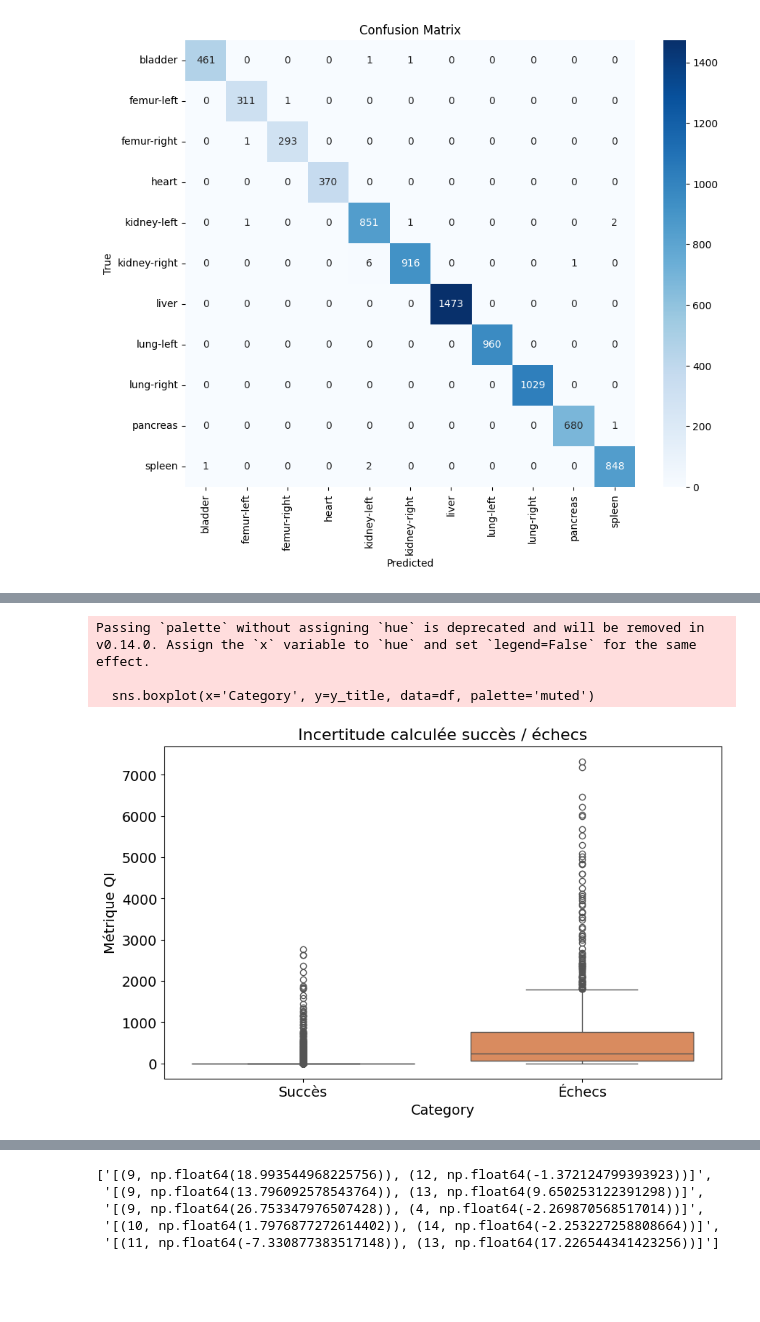
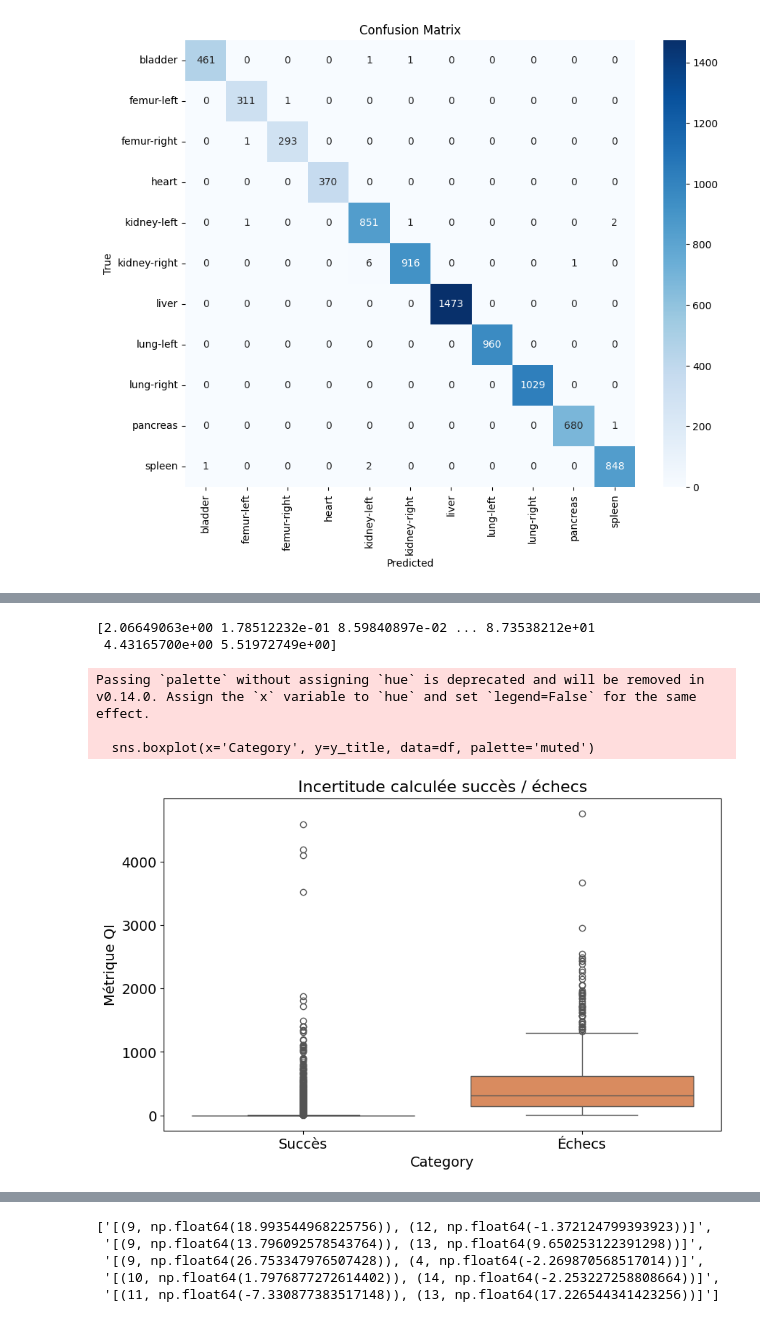
Before and after one commit to pstnmz/UQ_toolbox, a Jupyter notebook: medMNIST/UQ_test_metrics.ipynb, the cells around one changed output, grey strips where cells are left out. Saved outputs shown, nothing was run; the diff lists cells and outputs as text; code cells hidden in the pictures; blank space fills up the shorter version.

Commit message:
averaging of knn distances over 5 folds

```diff
--- a/medMNIST/UQ_test_metrics.ipynb
+++ b/medMNIST/UQ_test_metrics.ipynb
@@ -471,8 +471,17 @@ incorrect_predictions_test = [i for i in range(len(successes)) if successes[i] =
+# %%
+# Calculate the mean of the lists inside knn_distances_folds
+mean_knn_distances = np.mean(knn_distances_folds, axis=0)
+
+# Print the result
+print(mean_knn_distances)
+# %% [output]
+[2.06649063e+00 1.78512232e-01 8.59840897e-02 ... 8.73538212e+01
+ 4.43165700e+00 5.51972749e+00]
 # %%
-uq.UQ_method_plot([knn_distances[k] for k in correct_predictions_test], [knn_distances[j] for j in incorrect_predictions_test], 'Métrique QI', 'Incertitude calculée succès / échecs', swarmplot=False)
+uq.UQ_method_plot([mean_knn_distances[k] for k in correct_predictions], [mean_knn_distances[j] for j in incorrect_predictions], 'Métrique QI', 'Incertitude calculée succès / échecs', swarmplot=False)
 # %% [output]
 Passing `palette` without assigning `hue` is deprecated and will be removed in v0.14.0. Assign the `x` variable to `hue` and set `legend=False` for the same effect.
 
   sns.boxplot(x='Category', y=y_title, data=df, palette='muted')
-[figure, old version]
+[figure, new version]
 # %%
```
Also changed, not shown: parts of 6 cells of this notebook.
